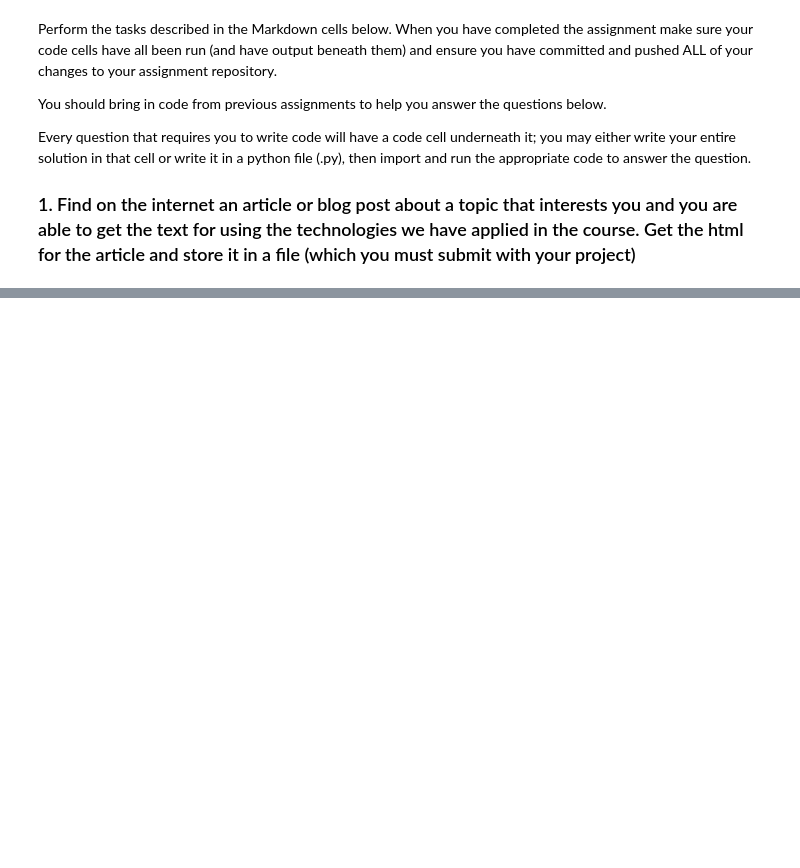
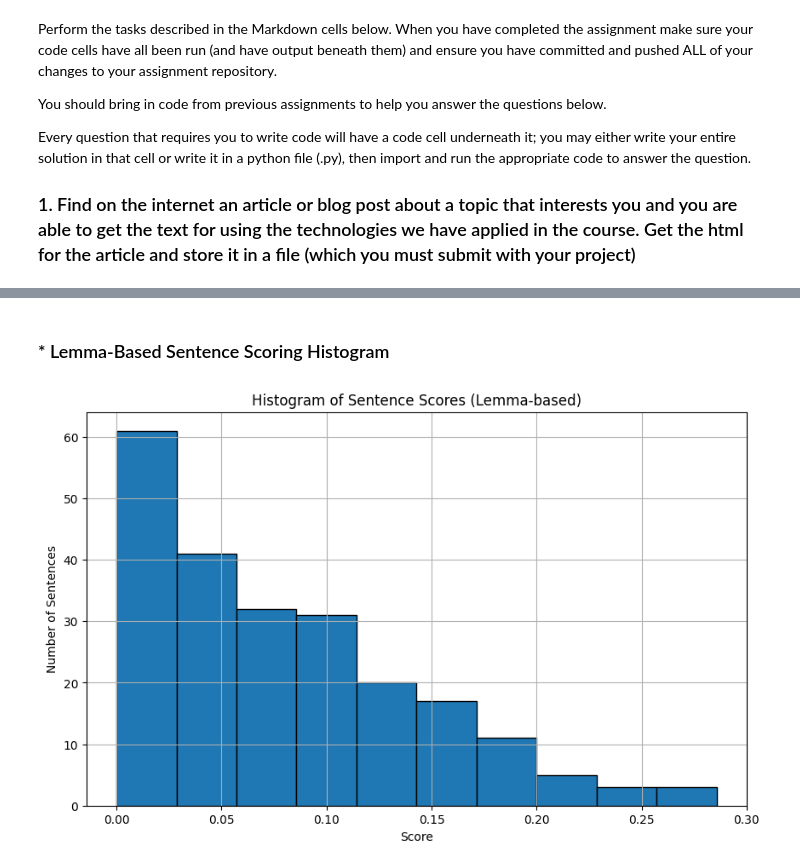
Before and after one commit to kersha0530/broussard-article-summarizer, a Jupyter notebook: broussard-article-summarizer.ipynb, the cells around one changed output, grey strips where cells are left out. Saved outputs shown, nothing was run; the diff lists cells and outputs as text; code cells hidden in the pictures; blank space fills up the shorter version.

```diff
--- a/broussard-article-summarizer.ipynb
+++ b/broussard-article-summarizer.ipynb
@@ -74,0 +306,15 @@ print("Number of Sentences:", len(list(doc.sents)))
+# %% [markdown]
+### * Lemma-Based Sentence Scoring Histogram
+# %%
+# Lemma score for all sentences
+lemma_scores = [score_sentence_by_lemma(sent.text, interesting_lemmas) for sent in doc.sents]
+
+plt.figure(figsize=(10,6))
+plt.hist(lemma_scores, bins=10, edgecolor='black')
+plt.title("Histogram of Sentence Scores (Lemma-based)")
+plt.xlabel("Score")
+plt.ylabel("Number of Sentences")
+plt.grid(True)
+plt.show()
+# %% [output]
+[figure, added]
```
Also changed, not shown: parts of 37 cells of this notebook, 3 other files.
